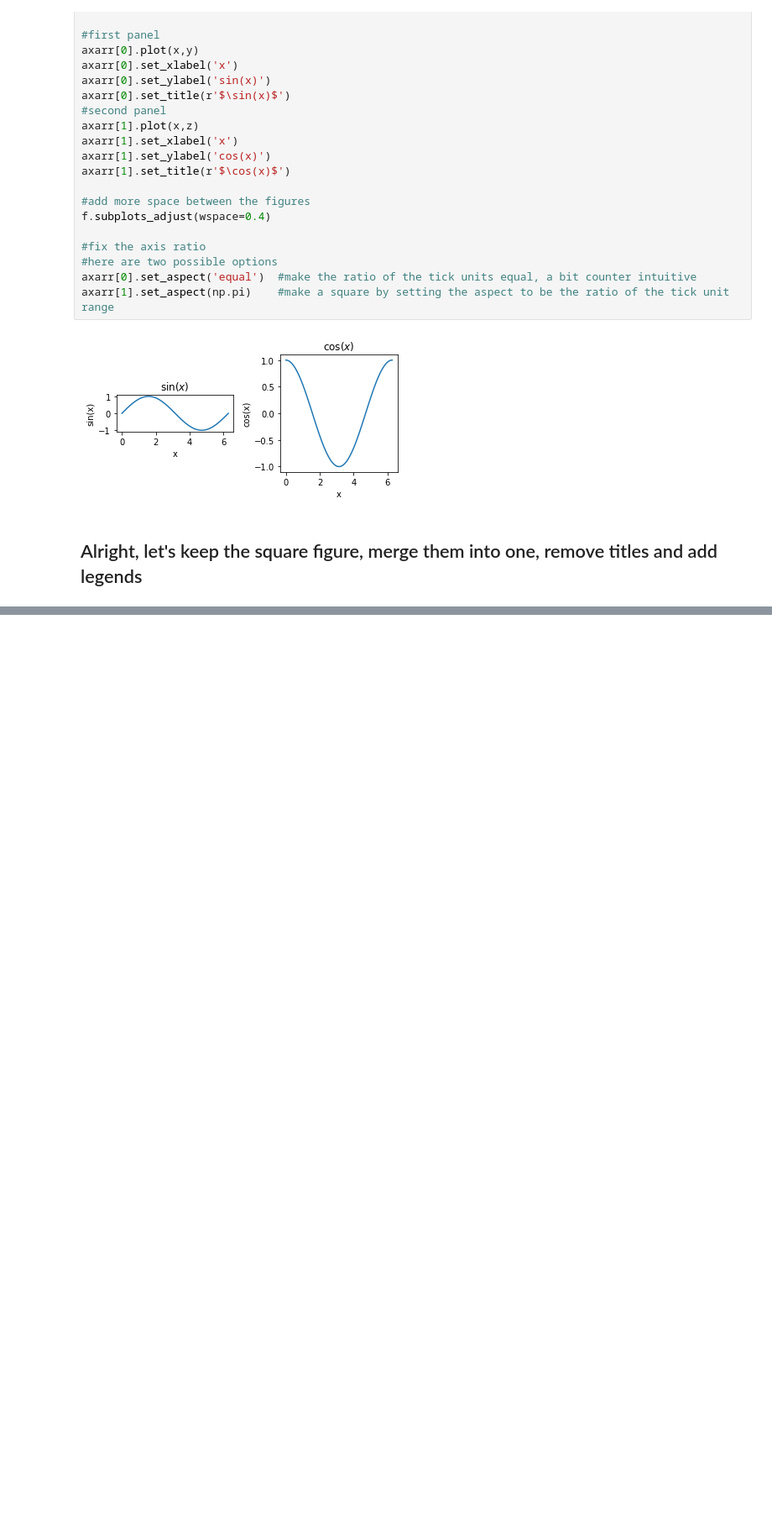
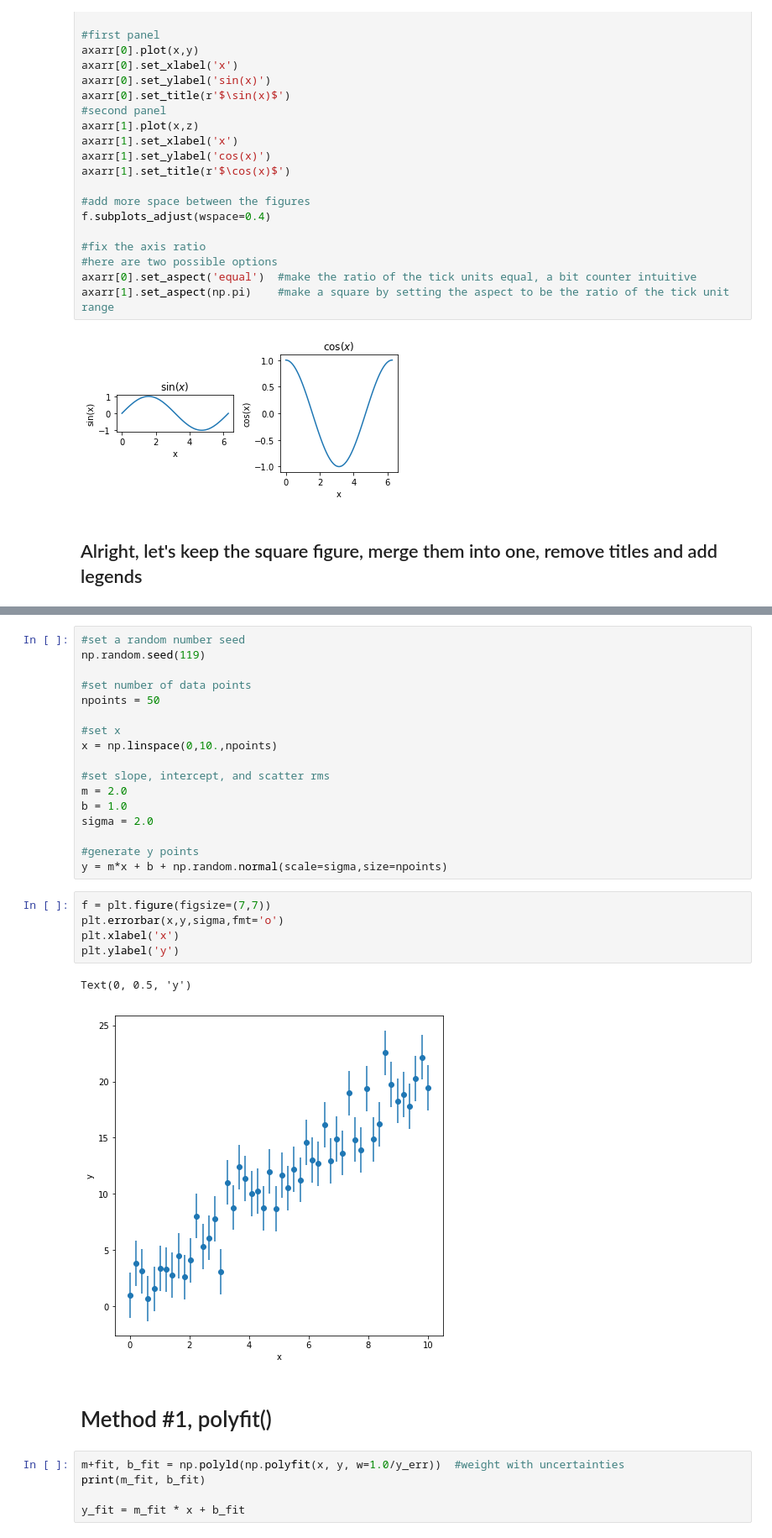
Before and after one commit to alkieu/astr-119-session-6, a Jupyter notebook: test_matplotlib.ipynb, the cells around one changed output, grey strips where cells are left out. Shown at 84% size. Drawn from its saved outputs; the diff is of its cells as text; blank space fills up the shorter version.

```diff
--- a/test_matplotlib.ipynb
+++ b/test_matplotlib.ipynb
@@ -135,0 +141,32 @@ TypeError: __init__() got an unexpected keyword argument 'lcc'
+# %%
+#set a random number seed
+np.random.seed(119)
+
+#set number of data points
+npoints = 50
+
+#set x
+x = np.linspace(0,10.,npoints)
+
+#set slope, intercept, and scatter rms
+m = 2.0
+b = 1.0
+sigma = 2.0
+
+#generate y points
+y = m*x + b + np.random.normal(scale=sigma,size=npoints)
+# %%
+f = plt.figure(figsize=(7,7))
+plt.errorbar(x,y,sigma,fmt='o')
+plt.xlabel('x')
+plt.ylabel('y')
+# %% [output]
+Text(0, 0.5, 'y')
+[figure, added]
+# %% [markdown]
+# Method #1, polyfit()
+# %%
+m+fit, b_fit = np.polyld(np.polyfit(x, y, w=1.0/y_err))  #weight with uncertainties
+print(m_fit, b_fit)
+
+y_fit = m_fit * x + b_fit
```
Also changed, not shown: parts of 4 cells of this notebook.
